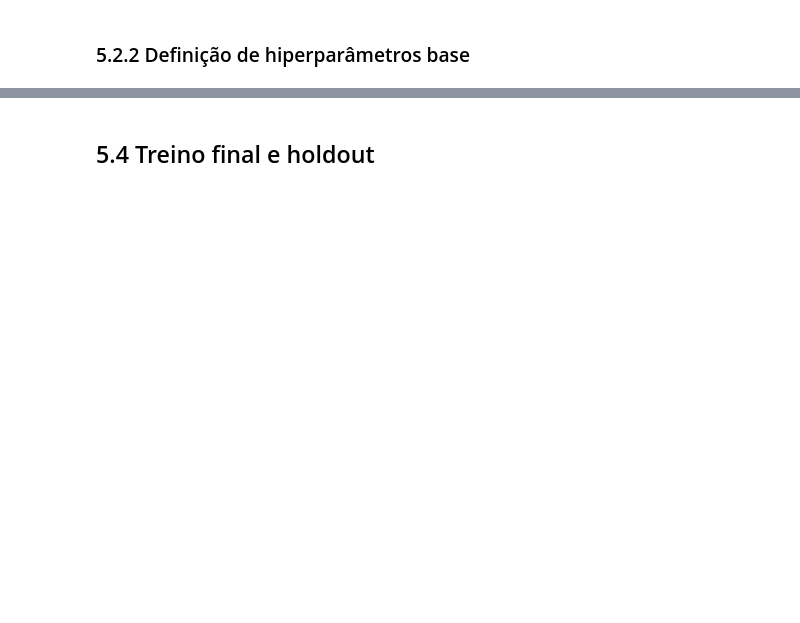
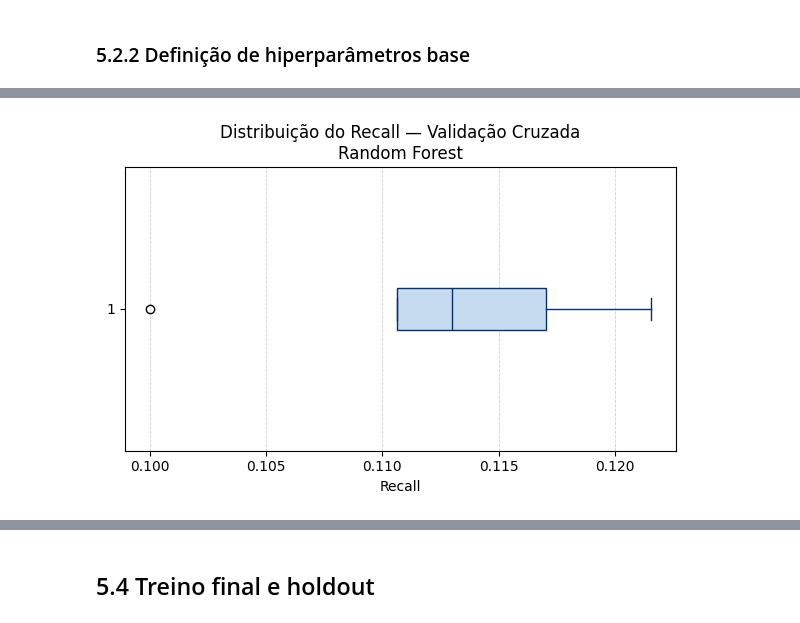
Before and after one commit to lpdata/fraude_bilhetagem, a Jupyter notebook: notebooks/03_modelagem.ipynb, the cells around one changed output, grey strips where cells are left out. Cells and saved outputs as stored; diff of their text form; code cells hidden in the pictures; blank space fills up the shorter version.

Commit message:
Modelo 3 - Random Forest Concluido

```diff
--- a/notebooks/03_modelagem.ipynb
+++ b/notebooks/03_modelagem.ipynb
@@ -1609,0 +1671,20 @@ Número de folhas: 19
+# %%
+rf_cv_results = cross_validate(
+    rf_pipeline,
+    X_train,
+    y_train,
+    cv=cv_strategy,
+    scoring=scoring_metrics,
+    return_train_score=False
+)
+
+rf_cv_df = (
+    pd.DataFrame(rf_cv_results)
+    .drop(columns=["fit_time", "score_time"])
+    .rename(columns=lambda c: c.replace("test_", ""))
+)
+
+rf_cv_summary = rf_cv_df.agg(["mean", "std"]).T.round(4)
+
+print("Resultados da validação cruzada — Random Forest")
+display(rf_cv_summary)
@@ -1609,0 +1699,26 @@ Número de folhas: 19
+# %%
+import matplotlib.pyplot as plt
+
+recall_folds_rf = rf_cv_df["recall"]
+
+plt.figure(figsize=(6, 4))
+
+plt.boxplot(
+    recall_folds_rf,
+    vert=False,
+    patch_artist=True,
+    boxprops=dict(facecolor="#c6dbef", edgecolor="#08306b"),
+    medianprops=dict(color="#08306b"),
+    whiskerprops=dict(color="#08306b"),
+    capprops=dict(color="#08306b")
+)
+
+plt.xlabel("Recall")
+plt.title("Distribuição do Recall — Validação Cruzada\nRandom Forest")
+
+plt.grid(axis="x", linestyle="--", linewidth=0.6, alpha=0.6)
+
+plt.tight_layout()
+plt.show()
+# %% [output]
+[figure, added]
```
Also changed, not shown: parts of 25 cells of this notebook.
